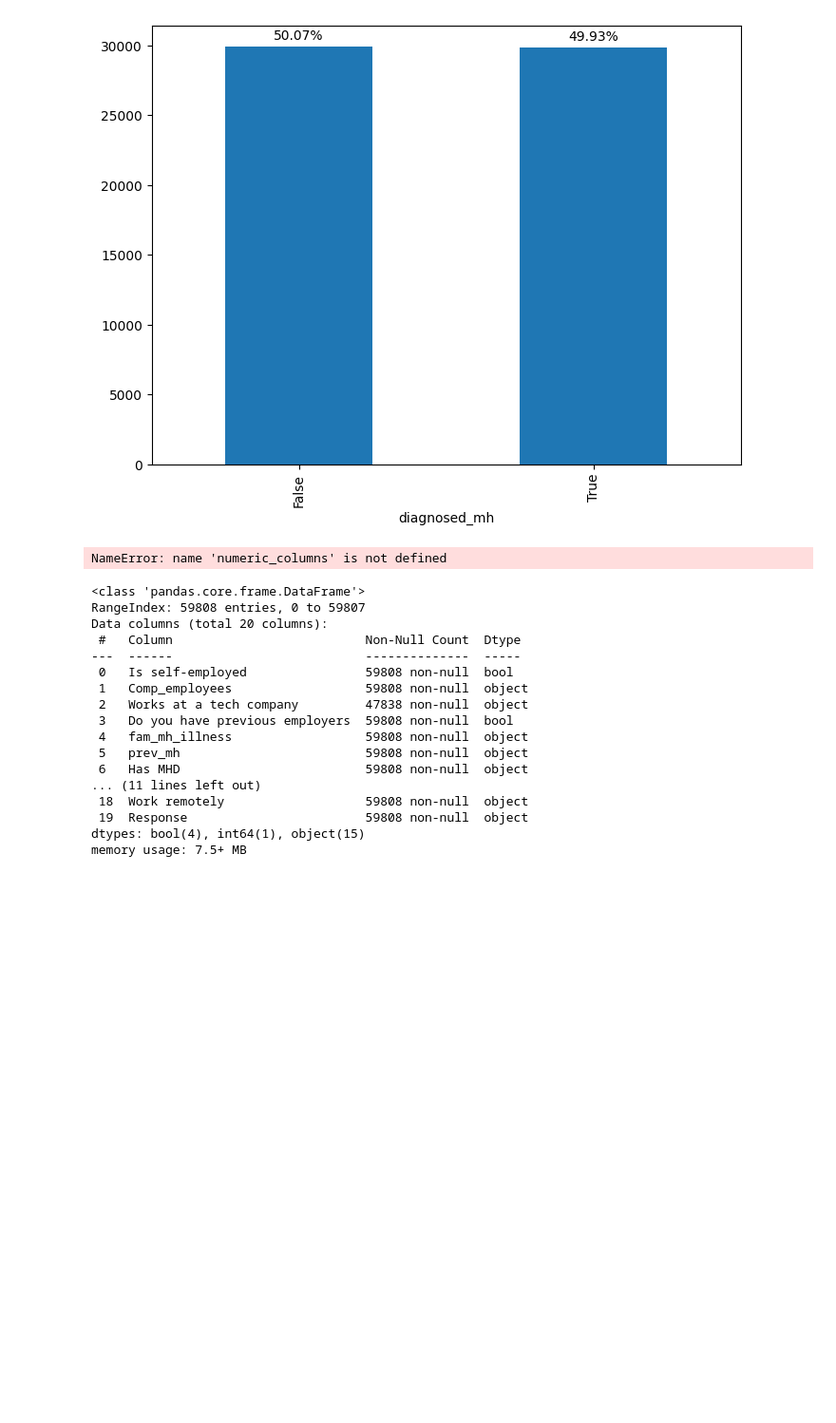
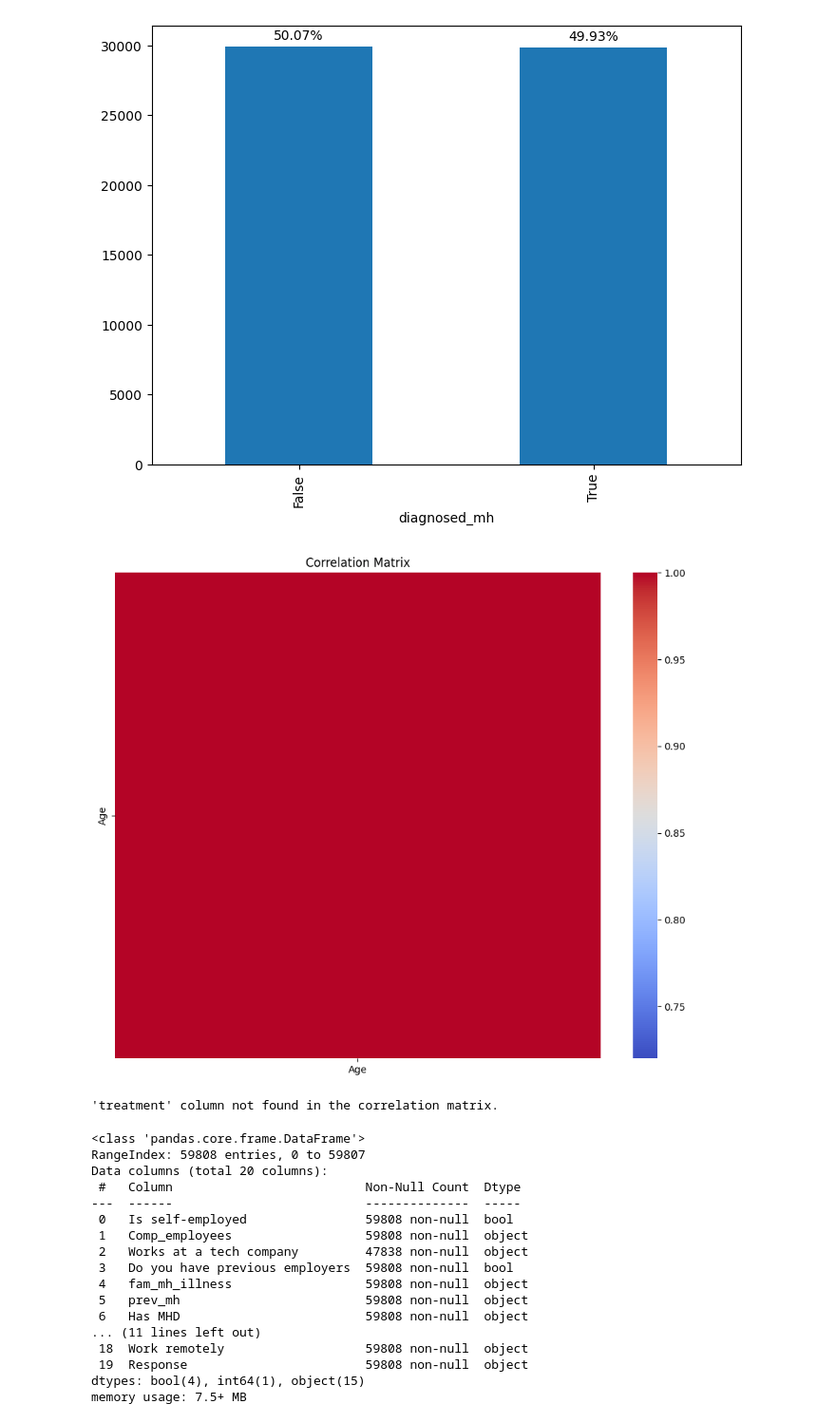
Before and after one commit to anthonyosei/Mental-Health-Prediction-with-Machine-Learning-in-Tech, a Jupyter notebook: EDA.ipynb, the cells around one changed output. Shown: that part at 95% size. Saved outputs shown, nothing was run; the diff lists cells and outputs as text; code cells hidden in the pictures; blank space fills up the shorter version.

```diff
--- a/EDA.ipynb
+++ b/EDA.ipynb
@@ -209,22 +209,42 @@ plt.show()
 # %% [output]
 [figure]
 # %%
-#correlation matrix
+# Correlation matrix for numeric columns
+numeric_columns = df.select_dtypes(include=[np.number])
+corrmat = numeric_columns.corr()
 
-corrmat = numeric_columns.corr()
-f, ax = plt.subplots(figsize=(12, 9))
-sns.heatmap(corrmat, vmax=.8, square=True);
+# Plot full correlation heatmap
+plt.figure(figsize=(12, 9))
+sns.heatmap(corrmat, vmax=0.8, square=True, cmap='coolwarm')
+plt.title('Correlation Matrix')
 plt.show()
 
-#treatment correlation matrix
-k = 10 #number of variables for heatmap
-cols = corrmat.nlargest(k, 'treatment')['treatment'].index
-cm = np.corrcoef(train_df[cols].values.T)
-sns.set(font_scale=1.25)
-hm = sns.heatmap(cm, cbar=True, annot=True, square=True, fmt='.2f', annot_kws={'size': 10}, yticklabels=cols.values, xticklabels=cols.values)
-plt.show()
+# Correlation matrix for top variables most correlated with 'treatment'
+k = 10  # Number of variables for heatmap
+if 'treatment' in corrmat.columns:
+    cols = corrmat['treatment'].abs().nlargest(k).index  # Take absolute to get strongest correlations
+    cm = np.corrcoef(df[cols].values.T)
+
+    sns.set(font_scale=1.25)
+    plt.figure(figsize=(10, 8))
+    hm = sns.heatmap(
+        cm,
+        cbar=True,
+        annot=True,
+        square=True,
+        fmt='.2f',
+        annot_kws={'size': 10},
+        yticklabels=cols.values,
+        xticklabels=cols.values,
+        cmap='coolwarm'
+    )
+    plt.title(f'Top {k} Features Most Correlated with Treatment')
+    plt.show()
+else:
+    print("'treatment' column not found in the correlation matrix.")
 # %% [output]
+[figure, added]
-NameError: name 'numeric_columns' is not defined
+'treatment' column not found in the correlation matrix.
 # %%
 df.info()
 # %% [output]
```
